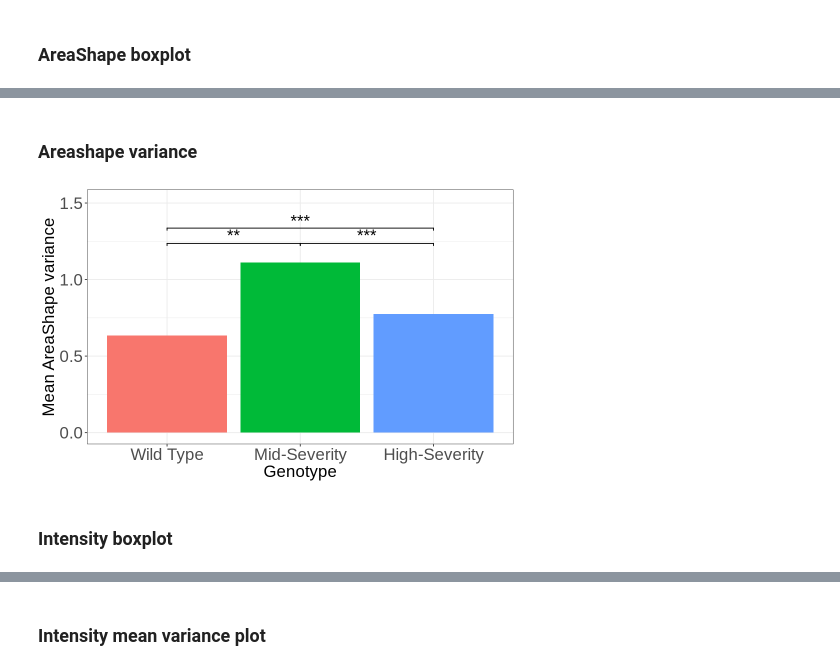
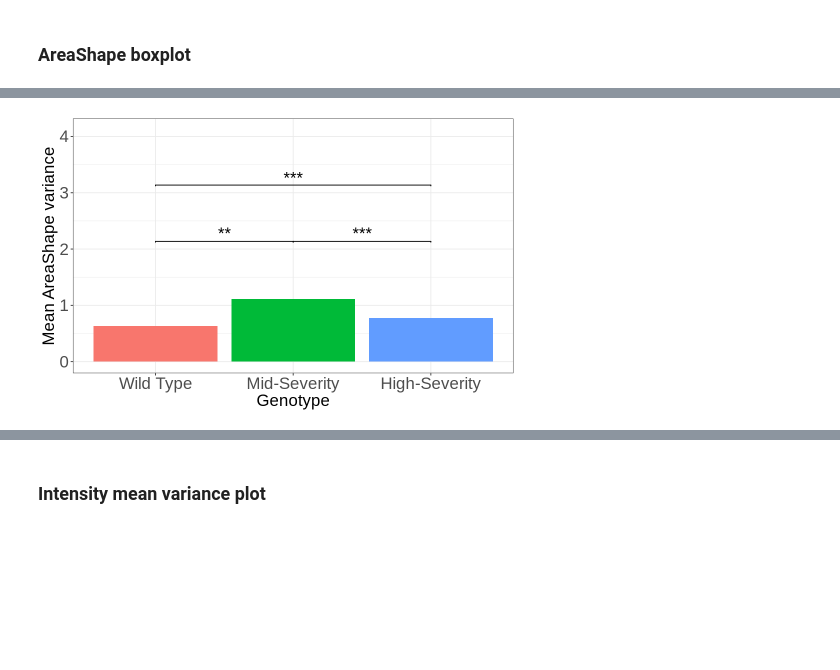
Before and after one commit to MikeLippincott/Nichols_Lab_Collaboration, a Jupyter notebook: 6.analyze_features/notebooks/4c.custom_aggregated_plot_features.ipynb, the cells around one changed output, grey strips where cells are left out. Saved outputs shown, nothing was run; the diff lists cells and outputs as text; code cells hidden in the pictures; blank space fills up the shorter version.

```diff
--- a/6.analyze_features/notebooks/4c.custom_aggregated_plot_features.ipynb
+++ b/6.analyze_features/notebooks/4c.custom_aggregated_plot_features.ipynb
@@ -121,25 +87,12 @@ levene_df_Granularity <- levene_df %>% filter(feature_group == "Granularity")
 levene_df_Neighbors <- levene_df %>% filter(feature_group == "Neighbors")
 levene_df_RadialDistribution <- levene_df %>% filter(feature_group == "RadialDistribution")
 
-raw_features_df_long_AreaShape <- raw_features_df_long %>% filter(feature_type == "AreaShape")
-raw_features_df_long_Intensity <- raw_features_df_long %>% filter(feature_type == "Intensity")
-raw_features_df_long_Granularity <- raw_features_df_long %>% filter(feature_type == "Granularity")
-raw_features_df_long_Neighbors <- raw_features_df_long %>% filter(feature_type == "Neighbors")
-raw_features_df_long_RadialDistribution <- raw_features_df_long %>% filter(feature_type == "RadialDistribution")
-
-variance_df_AreaShape <- variance_df %>% filter(feature_group == "AreaShape")
-variance_df_Intensity <- variance_df %>% filter(feature_group == "Intensity")
-variance_df_Granularity <- variance_df %>% filter(feature_group == "Granularity")
-variance_df_Neighbors <- variance_df %>% filter(feature_group == "Neighbors")
-variance_df_RadialDistribution <- variance_df %>% filter(feature_group == "RadialDistribution")
-
-
-# split the variance_stats_df into dfs for each feature group
-variance_stats_df_AreaShape <- variance_stats_df %>% filter(feature_group == "AreaShape")
-variance_stats_df_Intensity <- variance_stats_df %>% filter(feature_group == "Intensity")
-variance_stats_df_Granularity <- variance_stats_df %>% filter(feature_group == "Granularity")
-variance_stats_df_Neighbors <- variance_stats_df %>% filter(feature_group == "Neighbors")
-variance_stats_df_RadialDistribution <- variance_stats_df %>% filter(feature_group == "RadialDistribution")
+# split the variance_df into dfs for each feature group
+variance_df_AreaShape <- variance_stats_df %>% filter(feature_group == "AreaShape")
+variance_df_Intensity <- variance_stats_df %>% filter(feature_group == "Intensity")
+variance_df_Granularity <- variance_stats_df %>% filter(feature_group == "Granularity")
+variance_df_Neighbors <- variance_stats_df %>% filter(feature_group == "Neighbors")
+variance_df_RadialDistribution <- variance_stats_df %>% filter(feature_group == "RadialDistribution")
 # %% [markdown]
 ## Max variance plots
 # %%
@@ -251,5 +149,3 @@ ggsave(file="custom_aggregated_normalized_feature_value_boxplot_across_genotype_
-# %% [markdown]
-### Areashape variance
 # %%
 WT_vs_high_significance <- levene_df_AreaShape %>% filter(group == "high_area_v_wt_area")
 WT_vs_unsel_significance <- levene_df_AreaShape %>% filter(group == "unsel_area_v_wt_area")
@@ -258,17 +154,17 @@ WT_vs_high_significance <- WT_vs_high_significance$significance
 WT_vs_unsel_significance <- WT_vs_unsel_significance$significance
 unsel_vs_high_significance <- unsel_vs_high_significance$significance
 # make genotype a factor
-variance_stats_df_AreaShape$Metadata_genotype <- factor(variance_stats_df_AreaShape$Metadata_genotype, levels = c("Wild Type", "Mid-Severity", "High-Severity"))
+variance_df_AreaShape$Metadata_genotype <- factor(variance_df_AreaShape$Metadata_genotype, levels = c("Wild Type", "Mid-Severity", "High-Severity"))
 width <- 8
 height <- 5
 options(repr.plot.width=width, repr.plot.height=height)
 
 # get the max value of the variance
-max_var <- max(variance_stats_df_AreaShape$variance_mean)
+max_var <- max(variance_df_AreaShape$variance_mean)
 # add 0.3 to the max value to get the y max
-max_var_plot <- max_var + 0.4
+max_var_plot <- max_var + 3
 areashape_plot <- (
-        ggplot(variance_stats_df_AreaShape, aes(x = Metadata_genotype, y = variance_mean, fill = Metadata_genotype))
+        ggplot(variance_df_AreaShape, aes(x = Metadata_genotype, y = variance_mean, fill = Metadata_genotype))
         + geom_bar(stat = "identity")
         + labs(x = "Genotype", y = "Mean AreaShape variance", fill = "Genotype")
         # remove the x axis label
@@ -277,37 +173,34 @@ areashape_plot <- (
             axis.ticks.x = element_blank(),
             axis.text.x = element_blank()
         )
         + theme_bw()
         + figure_theme
         # add significance bars
         + geom_signif(
             comparisons = list(c("High-Severity","Mid-Severity")),
             annotations = unsel_vs_high_significance,
             textsize = 7,
-            y_position = c(max_var+0.1, max_var+0.15)
+            y_position = c(max_var+1, max_var+1.5)
         )
         + geom_signif(
             comparisons = list(c("Wild Type","Mid-Severity")),
             annotations = WT_vs_unsel_significance,
             textsize = 7,
-            y_position = c(max_var+0.1, max_var+0.15)
+            y_position = c(max_var+1, max_var+1.5)
         )
         + geom_signif(
             comparisons = list(c("High-Severity","Wild Type")),
             annotations = WT_vs_high_significance,
             textsize = 7,
             vjust = 0.1,
-            y_position = c(max_var+0.2, max_var+0.25)
+            y_position = c(max_var+2, max_var+2.5)
 
         )
         # # remove the legend
         + theme(legend.position = "none")
         + ylim(0,max_var_plot)
     )
 areashape_plot
-
 ggsave(file="custom_aggregated_variance_across_genotype_AreaShape.png", plot=areashape_plot, path= file.path(fig_path), dpi=600, width=width, height=height, units="in", limitsize = FALSE)
 # %% [output]
-[figure, old version]
+[figure, new version]
-# %% [markdown]
-### Intensity boxplot
```
Also changed, not shown: parts of 14 cells of this notebook, 49 other files.
